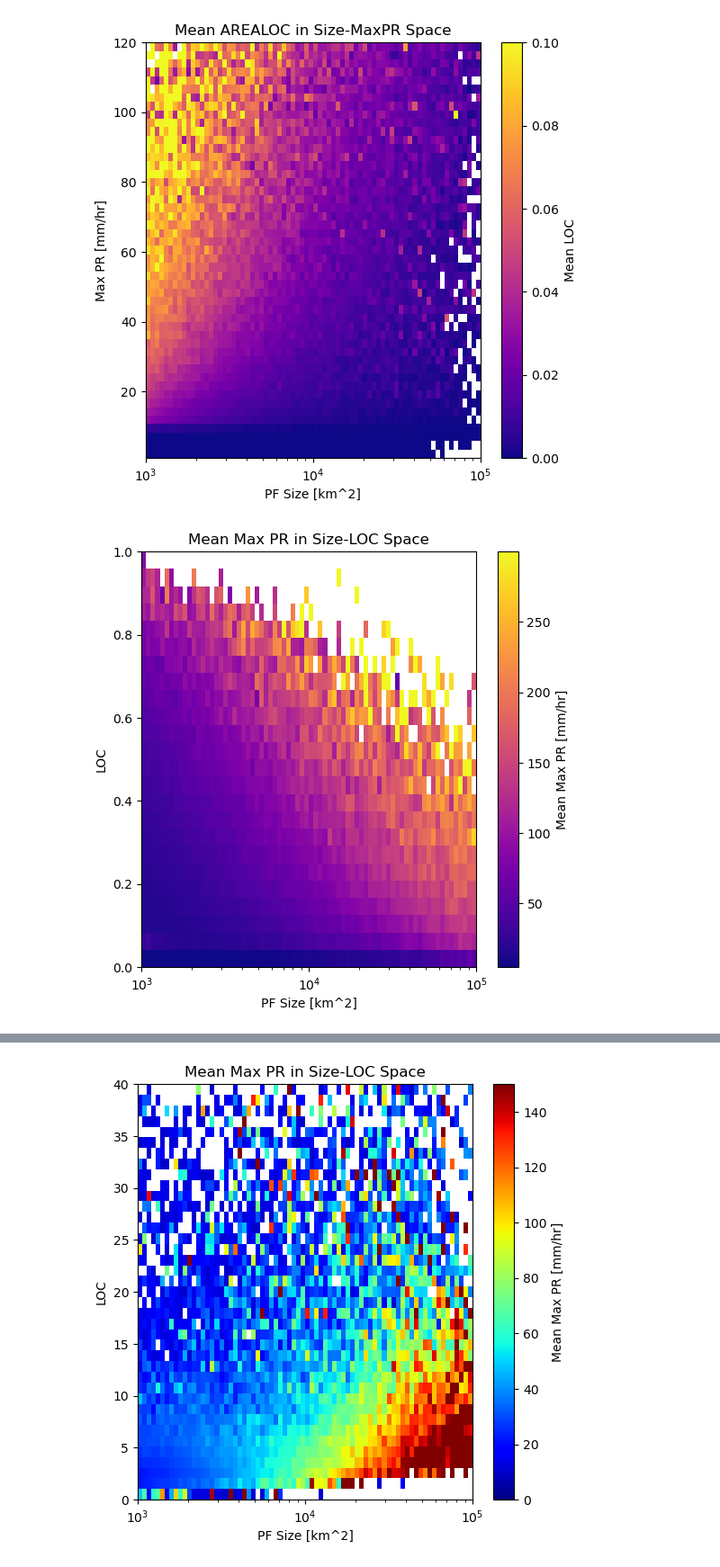
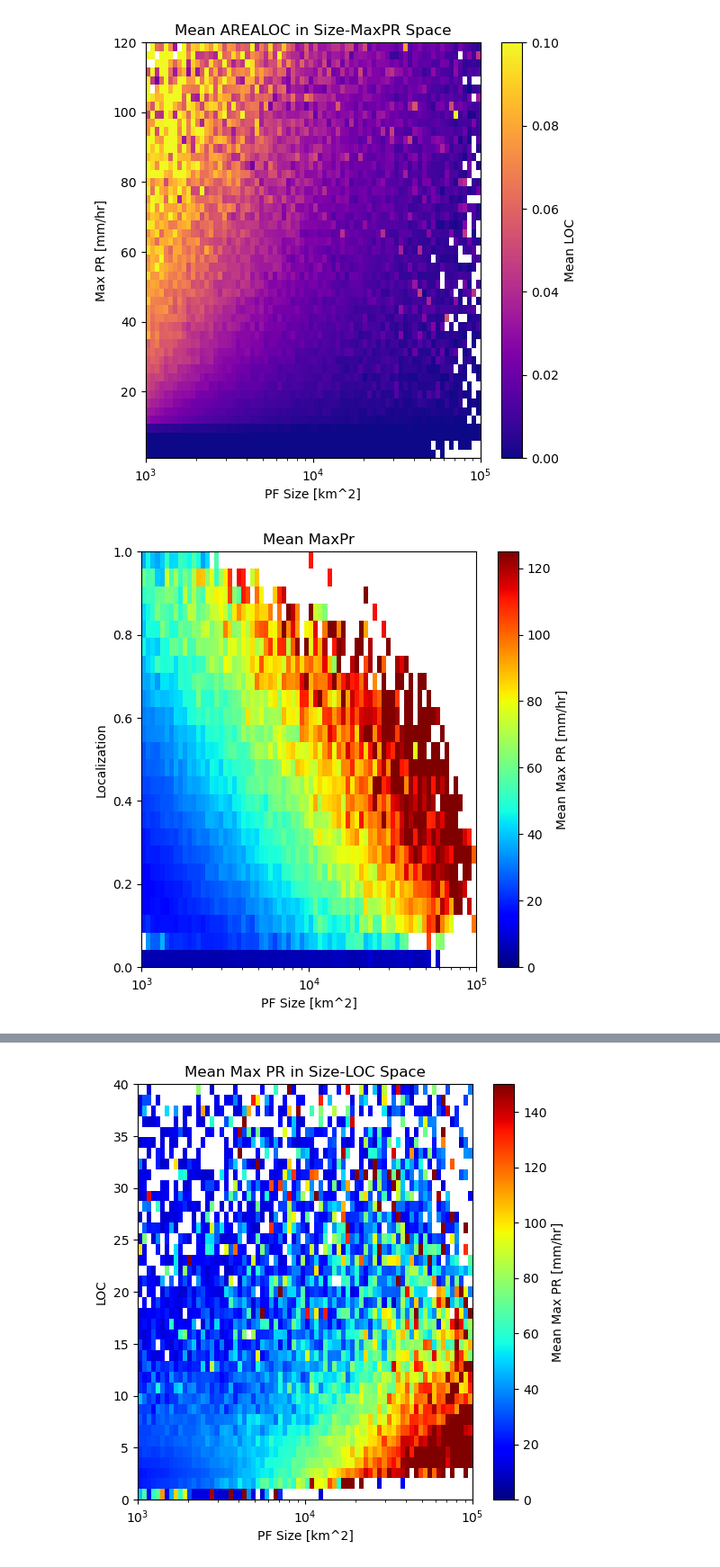
Before and after one commit to pedroanguloumana/extreme_precipitation_in_gpm, a Jupyter notebook: notebooks/prod/System Morphology.ipynb, the cells around one changed output, grey strips where cells are left out. Shown: that part at 90% size. Saved outputs shown, nothing was run; the diff lists cells and outputs as text; code cells hidden in the pictures.

```diff
--- a/notebooks/prod/System Morphology.ipynb
+++ b/notebooks/prod/System Morphology.ipynb
@@ -427,7 +319,7 @@ max_pr = np.array([])
 for region in regions:
     pf_stats = load_pf_stats(region, trim_region=True)
     cur_size = pf_stats.num_pixels * 25
-    cur_loc = (pf_stats.max_10mmhr_cluster_precip / pf_stats.total_precip)#/(pf_stats.max_10mmhr_size/pf_stats.num_pixels)
+    cur_loc = (pf_stats.max_10mmhr_cluster_precip / pf_stats.total_conv_precip)#/(pf_stats.max_10mmhr_size/pf_stats.num_pixels)
     cur_max_pr = pf_stats.max_precip
 
     size = np.concatenate((size, cur_size))
@@ -443,7 +335,7 @@ maxpr_bins = np.linspace(1, 120, 50)
 # Compute the 2D bin-mean
 statistic, xedges, yedges, binnumber = binned_statistic_2d(
     size, max_pr, loc,
-    statistic='mean',
+    statistic=lambda x: np.nanmean(x) if x.size>10 else np.nan,
     bins=[size_bins, maxpr_bins]
 )
 
@@ -453,7 +345,8 @@ statistic, xedges, yedges, binnumber = binned_statistic_2d(
 # Plotting the 2D mean loc as a colormesh
 X, Y = np.meshgrid(xedges, yedges)
 cmap = plt.cm.plasma.copy()
-norm = colors.Normalize(vmin=0, vmax=0.8)
+cmap.set_under('white')
+norm = colors.Normalize(vmin=0, vmax=1)
 pcm = ax.pcolormesh(X, Y, statistic.T, shading='auto', cmap=cmap, norm=norm)
 
 ax.set_xscale('log')
@@ -535,7 +428,7 @@ max_pr = np.array([])
 for region in regions:
     pf_stats = load_pf_stats(region, trim_region=True)
     cur_size = pf_stats.num_pixels * 25
-    cur_loc = (pf_stats.max_10mmhr_cluster_precip / pf_stats.total_precip)# / (pf_stats.max_10mmhr_size / pf_stats.num_pixels)
+    cur_loc = (pf_stats.max_10mmhr_cluster_precip / pf_stats.total_conv_precip)# / (pf_stats.max_10mmhr_size / pf_stats.num_pixels)
     cur_max_pr = pf_stats.max_precip
 
     size = np.concatenate((size, cur_size))
@@ -543,36 +436,36 @@ for region in regions:
     max_pr = np.concatenate((max_pr, cur_max_pr))
 
 fig, ax = plt.subplots(figsize=(6,6))
 
 # Define bins for size (x-axis) and loc (y-axis)
 size_bins = np.logspace(3, 5, 75)
 loc_bins = np.linspace(0, 1, 25)
 
 # Compute the 2D mean max_pr in bins of size (x) and loc (y)
 statistic, xedges, yedges, binnumber = binned_statistic_2d(
     size, loc, max_pr,
-    statistic='mean',
+    statistic=lambda x: np.nanmean(x) if x.size>10 else np.nan,
     bins=[size_bins, loc_bins]
 )
 
 # Now xedges correspond to size, yedges correspond to loc
 X, Y = np.meshgrid(xedges, yedges)
 
 # Set up a colormap and normalization if desired
-cmap = plt.cm.plasma.copy()
-norm = colors.Normalize(vmin=np.nanmin(statistic), vmax=np.nanmax(statistic))
+cmap = plt.cm.jet.copy()
+norm = colors.Normalize(vmin=0, vmax=125)
 
 # Plot the 2D mean max_pr
 # Note: statistic[i,j] has i indexing x-bins and j indexing y-bins, so we use statistic.T since
 # meshgrid outputs X and Y in (row, col) format.
 pcm = ax.pcolormesh(X, Y, statistic.T, shading='auto', cmap=cmap, norm=norm)
 
 ax.set_xscale('log')
 ax.set_xlabel('PF Size [km^2]')
-ax.set_ylabel('LOC')
-ax.set_title('Mean Max PR in Size-LOC Space')
+ax.set_ylabel('Localization')
+ax.set_title('Mean MaxPr')
 
 fig.colorbar(pcm, ax=ax, label='Mean Max PR [mm/hr]')
 plt.show()
 # %% [output]
-[figure, old version]
+[figure, new version]
```
Also changed, not shown: parts of 5 cells of this notebook, 4 other files.
